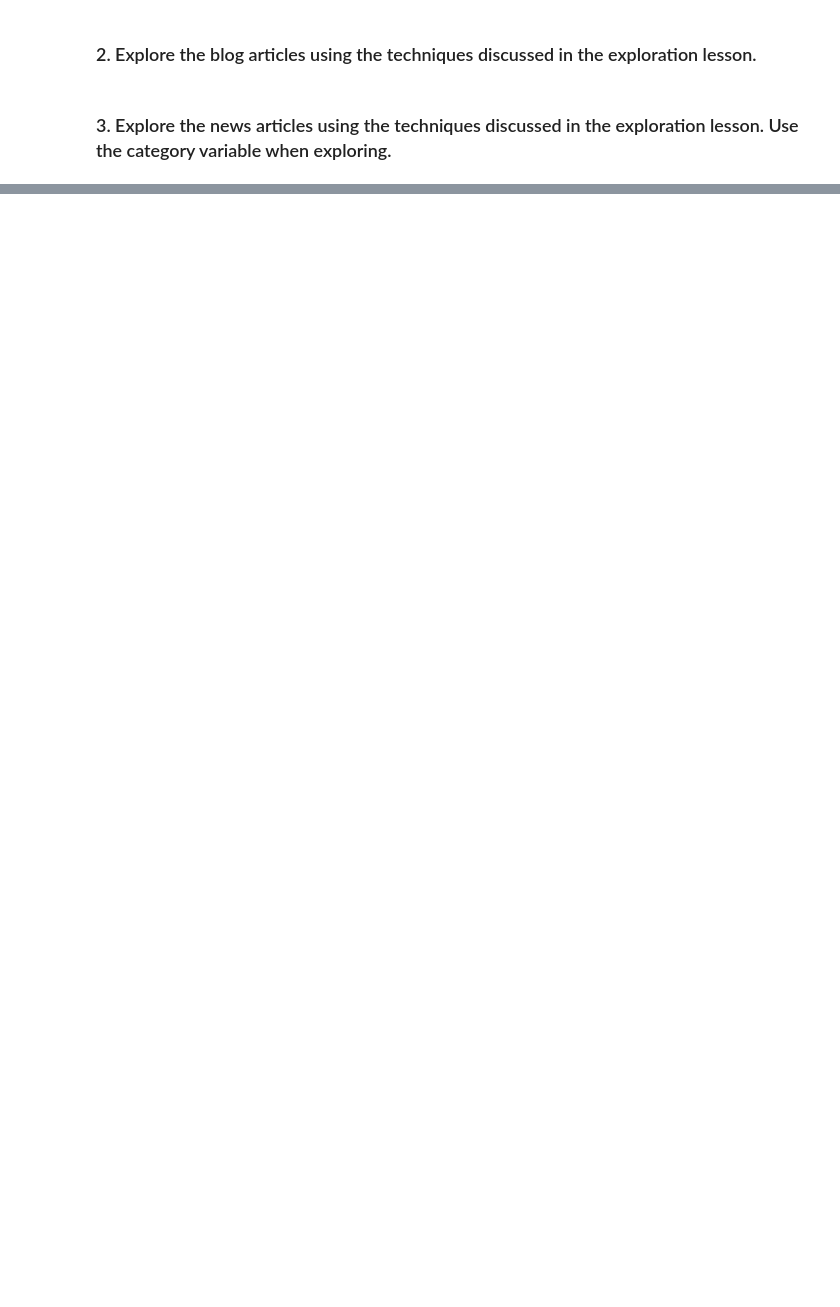
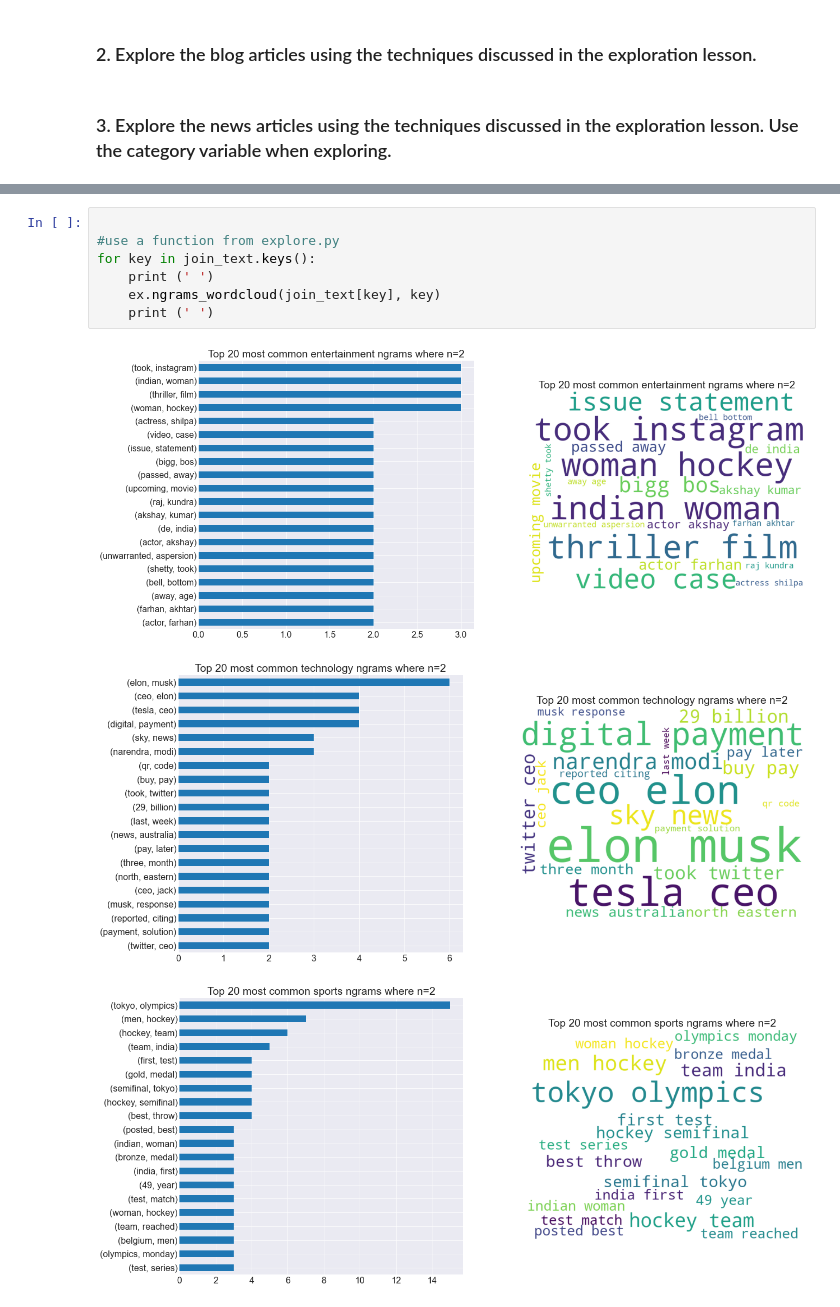
Before and after one commit to cindyvillanuevads/natural-language-processing-exercises, a Jupyter notebook: explore.ipynb, the cells around one changed output, grey strips where cells are left out. Drawn from its saved outputs; the diff is of its cells as text; blank space fills up the shorter version.

```diff
--- a/explore.ipynb
+++ b/explore.ipynb
@@ -166,0 +274,11 @@ ngrams_wordcloud([spam_words, ham_words], ['Spam', 'Ham'], n=3)
+# %%
+
+#use a function from explore.py
+for key in join_text.keys():
+    print (' ')
+    ex.ngrams_wordcloud(join_text[key], key)
+    print (' ')
+# %% [output]
+[figure, added]
+[figure, added]
+[figure, added]
```
Also changed, not shown: parts of 31 cells of this notebook.
